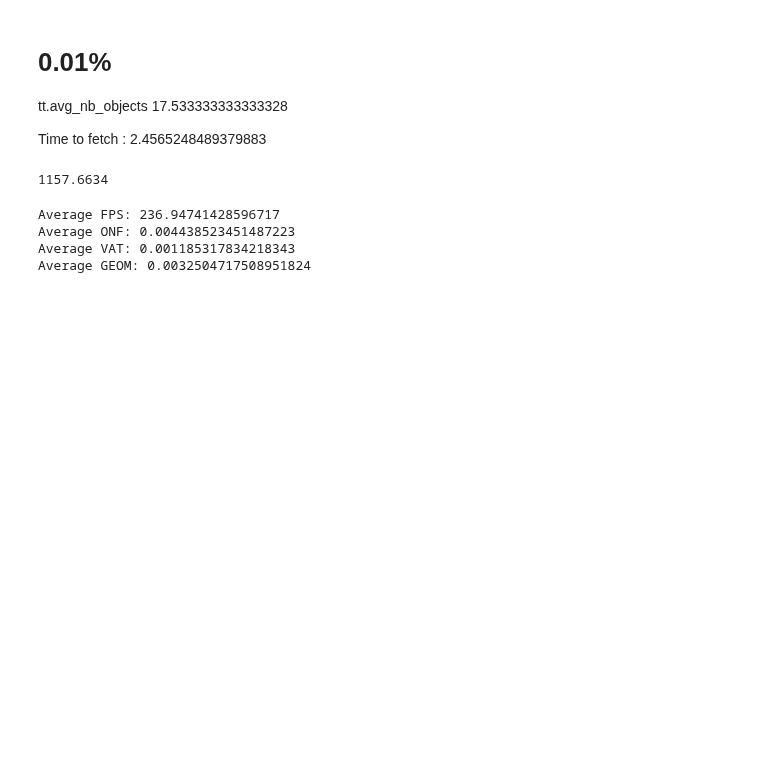
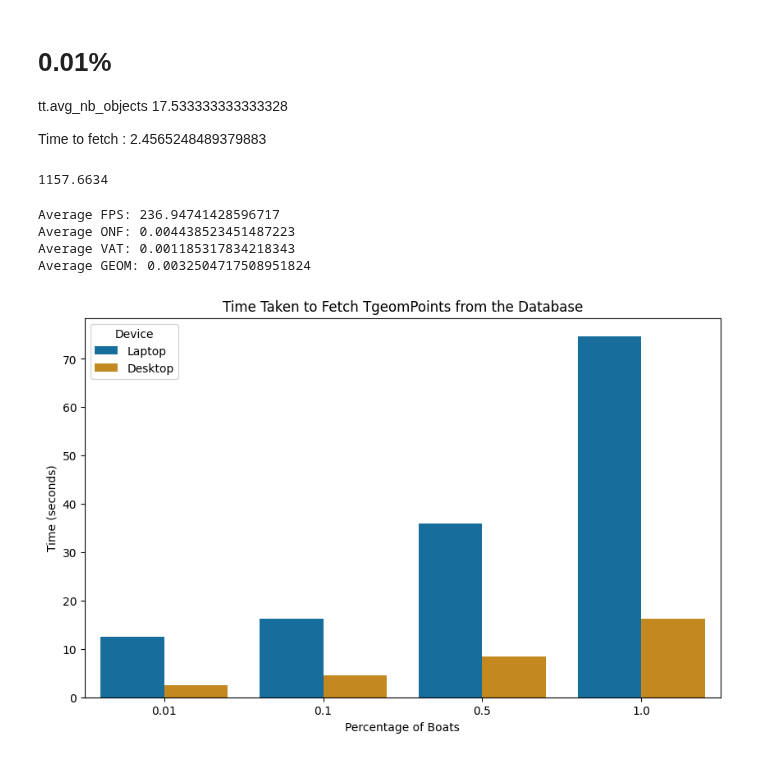
Before and after one commit to amanzer/QGIS-MobilityDB, a Jupyter notebook: refactored_code/solutionA/results.ipynb, the cells around one changed output. Cells and saved outputs as stored; diff of their text form; code cells hidden in the pictures; blank space fills up the shorter version.

Commit message:
Results Desktop with wkb

```diff
--- a/refactored_code/solutionA/results.ipynb
+++ b/refactored_code/solutionA/results.ipynb
@@ -400,3 +432,40 @@ Average FPS: 236.94741428596717
 Average ONF: 0.004438523451487223
 Average VAT: 0.001185317834218343
 Average GEOM: 0.0032504717508951824
+# %%
+import matplotlib.pyplot as plt
+import seaborn as sns
+import pandas as pd
+
+# Data
+percentages = [0.01, 0.1, 0.5, 1]
+laptop_times = [12.525, 16.270, 36.004, 74.700]
+desktop_times = [2.456, 4.495, 8.454, 16.236]
+
+# Creating DataFrame
+data = {
+    'Percentage of Boats': percentages * 2,
+    'Time (seconds)': laptop_times + desktop_times,
+    'Device': ['Laptop'] * 4 + ['Desktop'] * 4
+}
+df = pd.DataFrame(data)
+
+# Plotting
+plt.figure(figsize=(10, 6))
+
+sns.set_palette("colorblind")
+
+
+sns.barplot(x='Percentage of Boats', y='Time (seconds)', hue='Device', data=df)
+
+# Labels and Title
+plt.xlabel('Percentage of Boats')
+plt.ylabel('Time (seconds)')
+plt.title('Time Taken to Fetch TgeomPoints from the Database')
+plt.legend(title='Device')
+
+
+# Show Plot
+plt.show()
+# %% [output]
+[figure, added]
```
Also changed, not shown: parts of 6 cells of this notebook, 39 other files.
